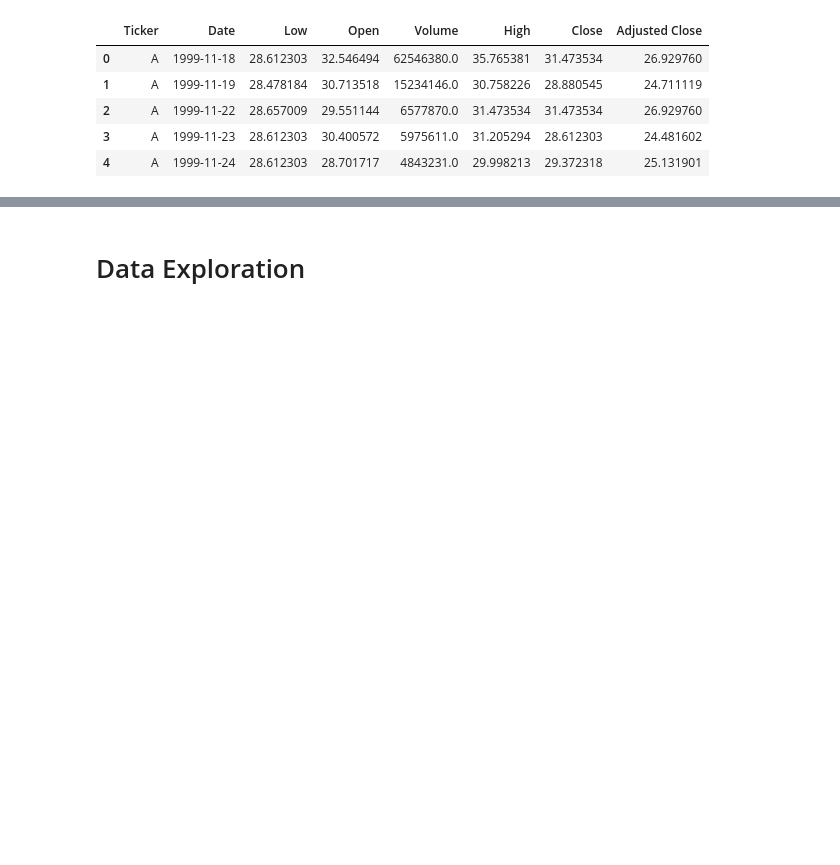
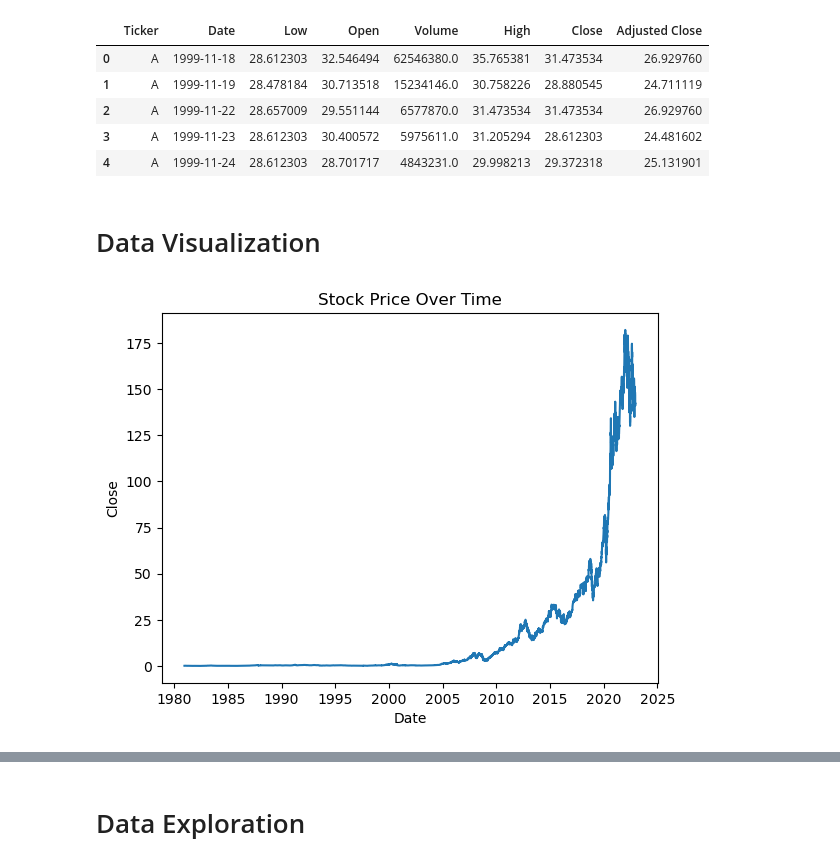
Before and after one commit to nicola-cecere/Stock_Market_TS_Prediction, a Jupyter notebook: dataAnalysis.ipynb, the cells around one changed output, grey strips where cells are left out. Saved outputs shown, nothing was run; the diff lists cells and outputs as text; code cells hidden in the pictures; blank space fills up the shorter version.

```diff
--- a/dataAnalysis.ipynb
+++ b/dataAnalysis.ipynb
@@ -65,3 +69,19 @@ df.head()
 | 2 | A | 1999-11-22 | 28.657009 | 29.551144 | 6577870.0 | 31.473534 | 31.473534 | 26.929760 |
 | 3 | A | 1999-11-23 | 28.612303 | 30.400572 | 5975611.0 | 31.205294 | 28.612303 | 24.481602 |
 | 4 | A | 1999-11-24 | 28.612303 | 28.701717 | 4843231.0 | 29.998213 | 29.372318 | 25.131901 |
+# %% [markdown]
+# Data Visualization
+# %%
+# Plot that shows a column over time
+def plot_column_over_time(column, ticker):
+    selected_df = df.loc[df['Ticker'] == ticker]
+    plt.plot(selected_df['Date'], selected_df[column])
+    plt.xlabel('Date')
+    plt.ylabel(column)
+
+    plt.title('Stock Price Over Time')
+    plt.show()
+# %%
+plot_column_over_time('Close', 'AAPL')
+# %% [output]
+[figure, added]
```
Also changed, not shown: parts of 22 cells of this notebook.
